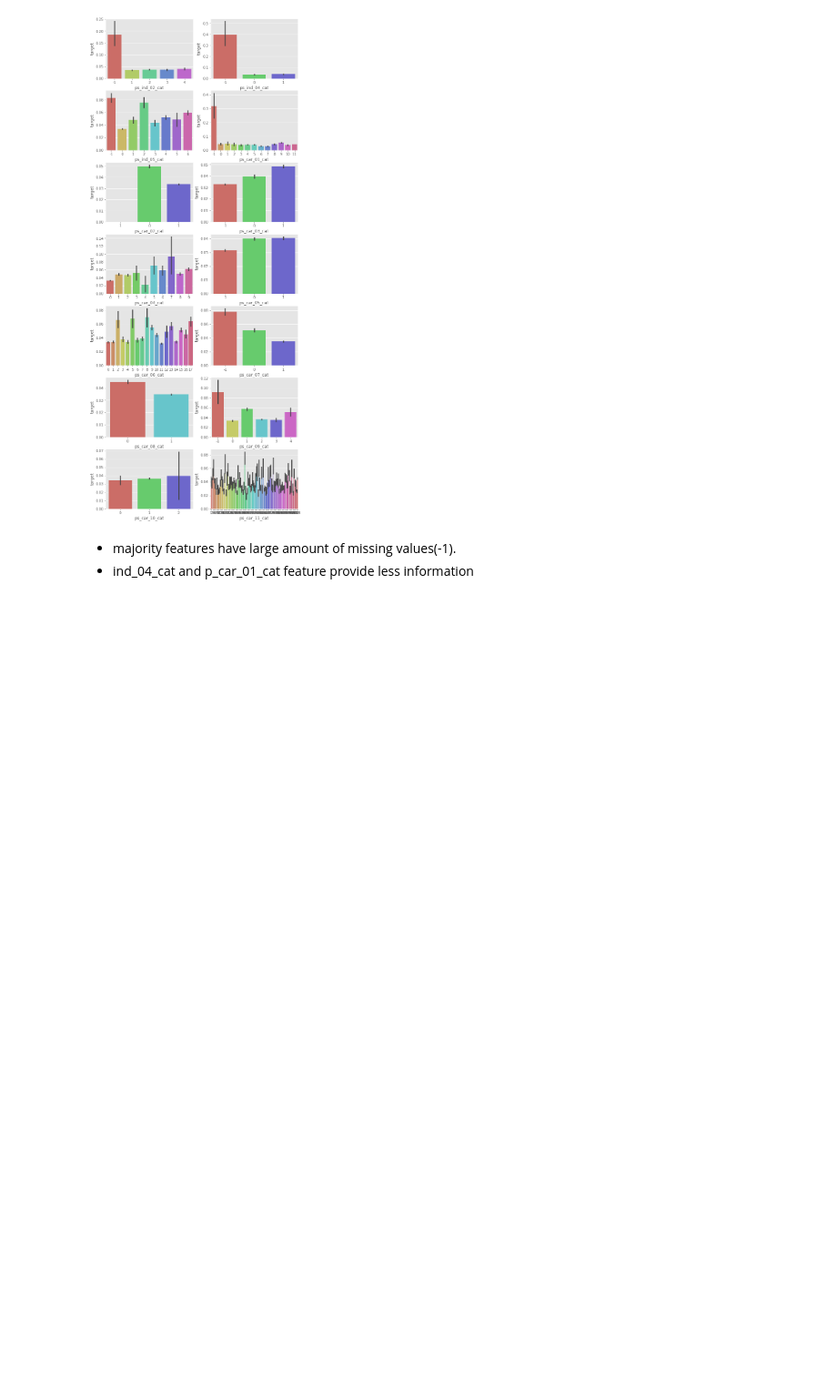
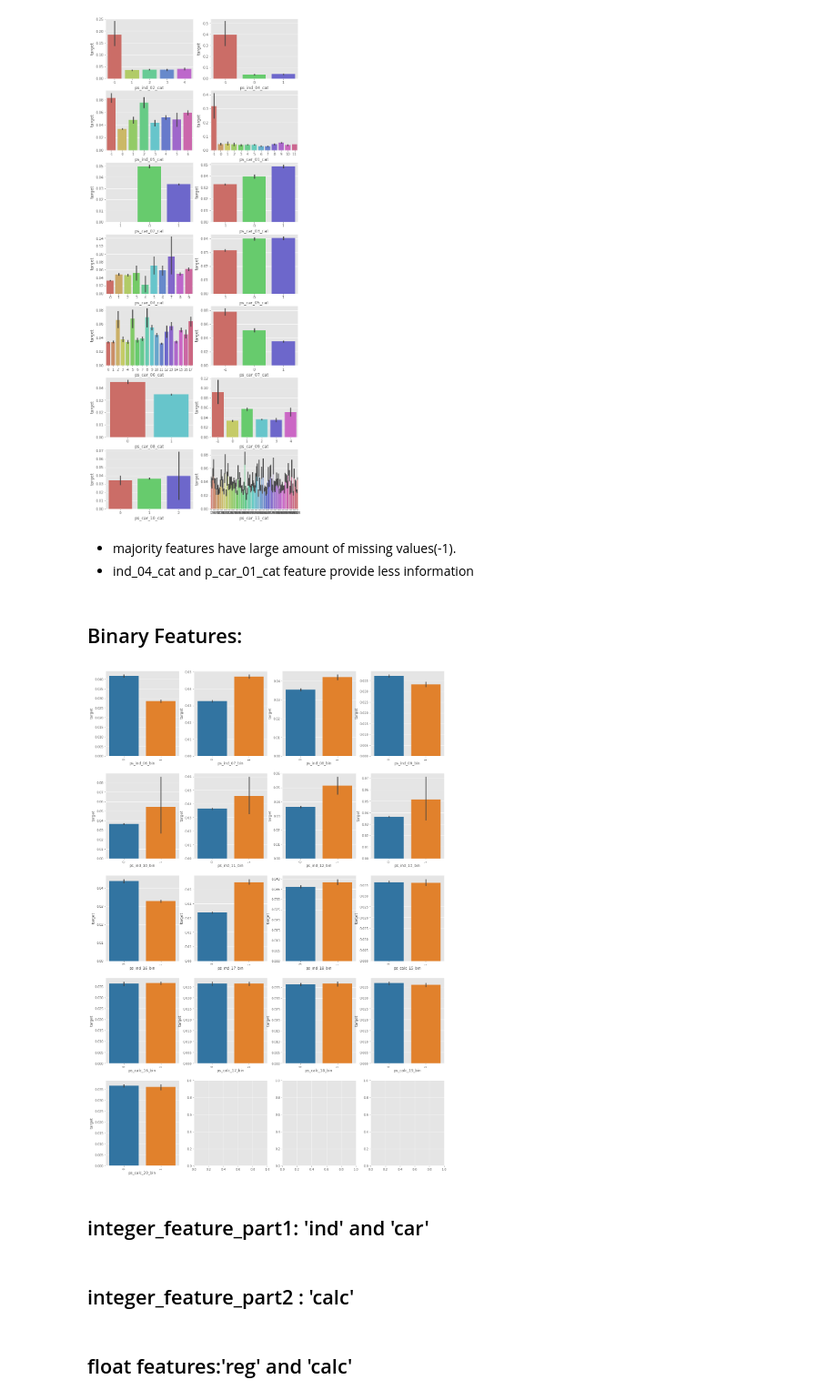
Before and after one commit to KrishnaDesai16/InsuranceClaimPrediction, a Jupyter notebook: InsuranceClaimPrediction.ipynb, the cells around one changed output. Shown at 91% size. Drawn from its saved outputs; the diff is of its cells as text; code cells hidden in the pictures; blank space fills up the shorter version.

```diff
--- a/InsuranceClaimPrediction.ipynb
+++ b/InsuranceClaimPrediction.ipynb
@@ -246,3 +248,15 @@ plt.show()
 # %% [markdown]
 - majority features have large amount of missing values(-1).
 - ind_04_cat and p_car_01_cat feature provide less information
+# %% [markdown]
+## Binary Features:
+# %%
+fig, ax = plt.subplots(5,4, figsize=(20,30))
+for variable, subplot in zip(binary_features, ax.flatten()):
+    sb.barplot(x=df[variable],y=df['target'] ,ax=subplot,palette='tab10')
+    for label in subplot.get_xticklabels():
+        label.set_rotation(90)
+# %% [output]
+[figure, added]
+# %% [markdown]
+##  integer_feature_part1: 'ind' and 'car'
@@ -248,0 +269,2 @@ plt.show()
+# %% [markdown]
+## integer_feature_part2 : 'calc'
@@ -248,0 +278,2 @@ plt.show()
+# %% [markdown]
+##  float features:'reg'  and 'calc'
```
Also changed, not shown: parts of 6 cells of this notebook.
